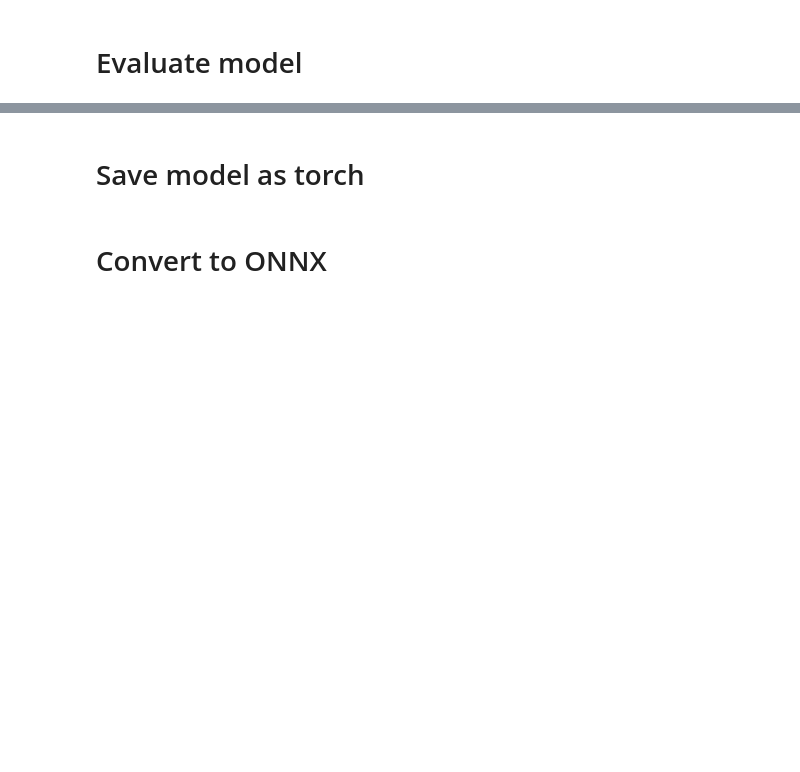
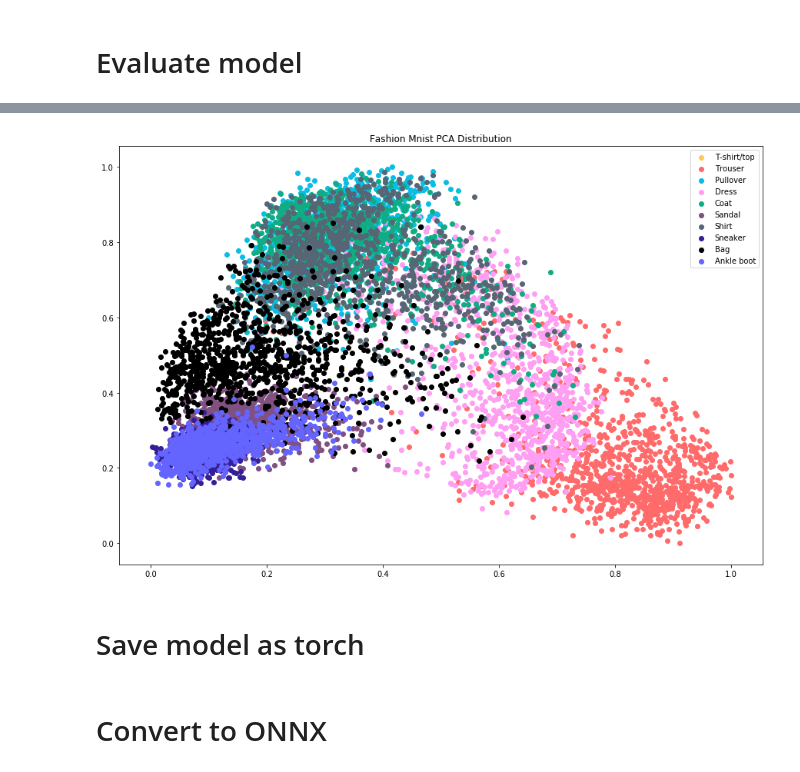
Before and after one commit to edwin-19/torch_fashion_mnist_onnx, a Jupyter notebook: Train & Convert.ipynb, the cells around one changed output, grey strips where cells are left out. Cells and saved outputs as stored; diff of their text form; code cells hidden in the pictures; blank space fills up the shorter version.

```diff
--- a/Train & Convert.ipynb
+++ b/Train & Convert.ipynb
@@ -223,3 +303,21 @@ weighted avg       0.80      0.80      0.80     10000
+# %%
+plt.figure(figsize=(15, 10))
+count = 0
+for label in colors_per_class:
+    indices = [i for i, l in enumerate(test_labels) if labels[l] == label]
+
+    current_px = np.take(px, indices)
+    current_py = np.take(py, indices)
+
+    color = np.array(colors_per_class[label], dtype=np.float) / 255
+
+    plt.scatter(current_px, current_py, c=color.reshape(1,-1), label=label)
+
+plt.title('Fashion Mnist PCA Distribution')
+plt.legend(loc='best')
+plt.show()
+# %% [output]
+[figure, added]
 # %% [markdown]
 # Save model as torch
 # %%
```
Also changed, not shown: parts of 13 cells of this notebook, 3 other files.
